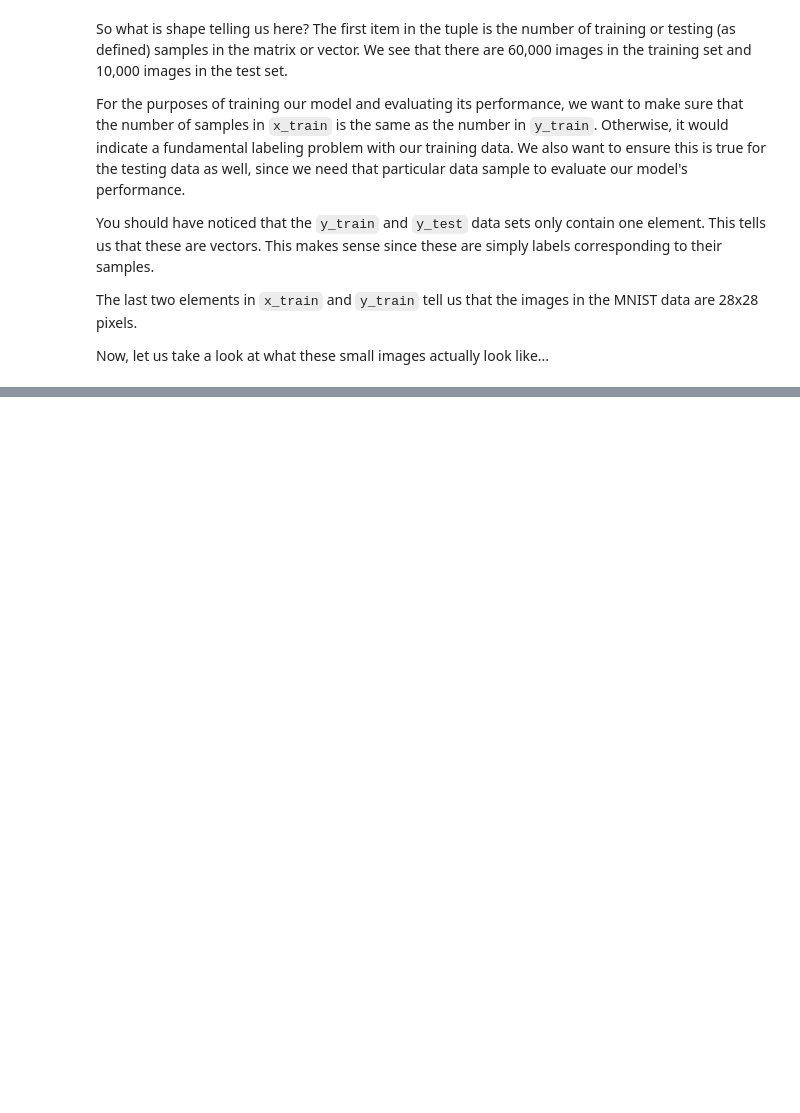
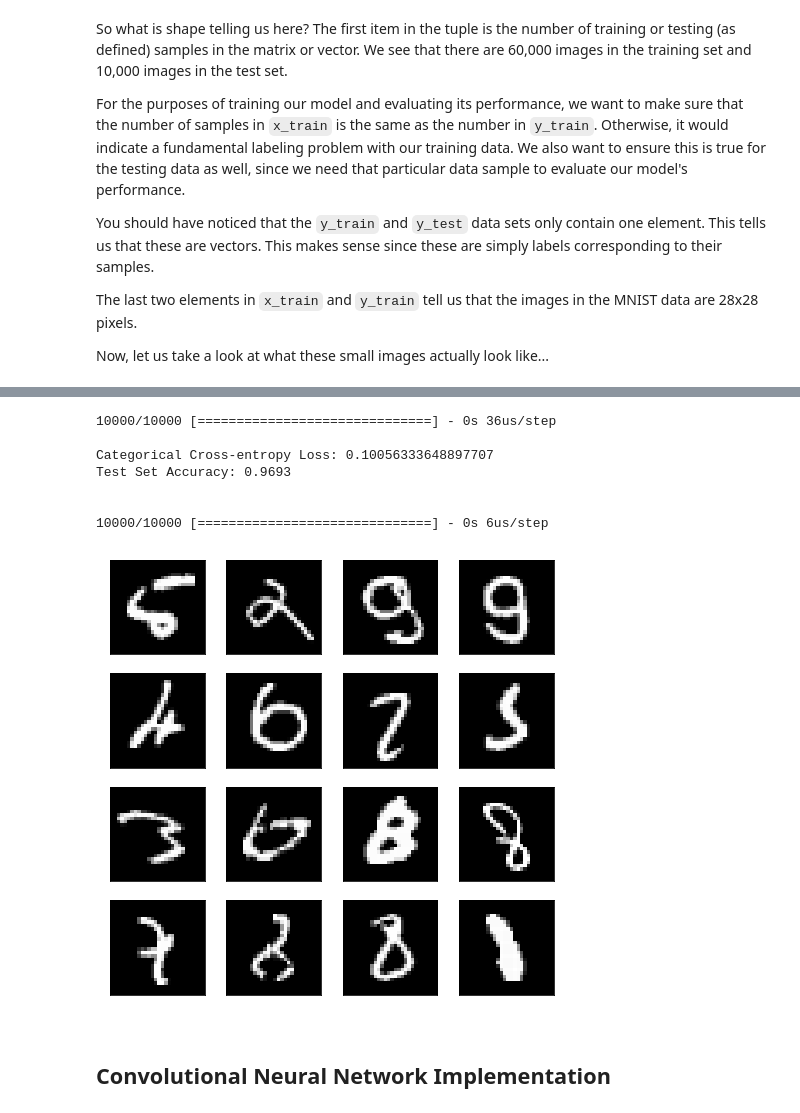
Before and after one commit to brycecf/machine-learning-models, a Jupyter notebook: MNIST_Teaching/mnist_numbers_mitre_training.ipynb, the cells around one changed output, grey strips where cells are left out. Cells and saved outputs as stored; diff of their text form; code cells hidden in the pictures; blank space fills up the shorter version.

```diff
--- a/MNIST_Teaching/mnist_numbers_mitre_training.ipynb
+++ b/MNIST_Teaching/mnist_numbers_mitre_training.ipynb
@@ -57,0 +173,3 @@ for i, index in enumerate(rand_index, 1):
+# %%
+vanilla_history = vanilla_model.fit(scaled_x_train_vector, hot_y_train, batch_size=256, epochs=40,
+                                    verbose=1, validation_data=(scaled_x_test_vector, hot_y_test))
@@ -57,0 +194,14 @@ for i, index in enumerate(rand_index, 1):
+# %%
+evaluate_score(vanilla_model, scaled_x_test_vector, hot_y_test)
+show_incorrect_predictions(vanilla_model, scaled_x_test_vector, y_test, x_test)
+# %% [output]
+10000/10000 [==============================] - 0s 36us/step
+
+Categorical Cross-entropy Loss: 0.10056333648897707
+Test Set Accuracy: 0.9693
+
+
+10000/10000 [==============================] - 0s 6us/step
+[figure, added]
+# %% [markdown]
+## Convolutional Neural Network Implementation
```
Also changed, not shown: parts of 25 cells of this notebook, 2 other files.
